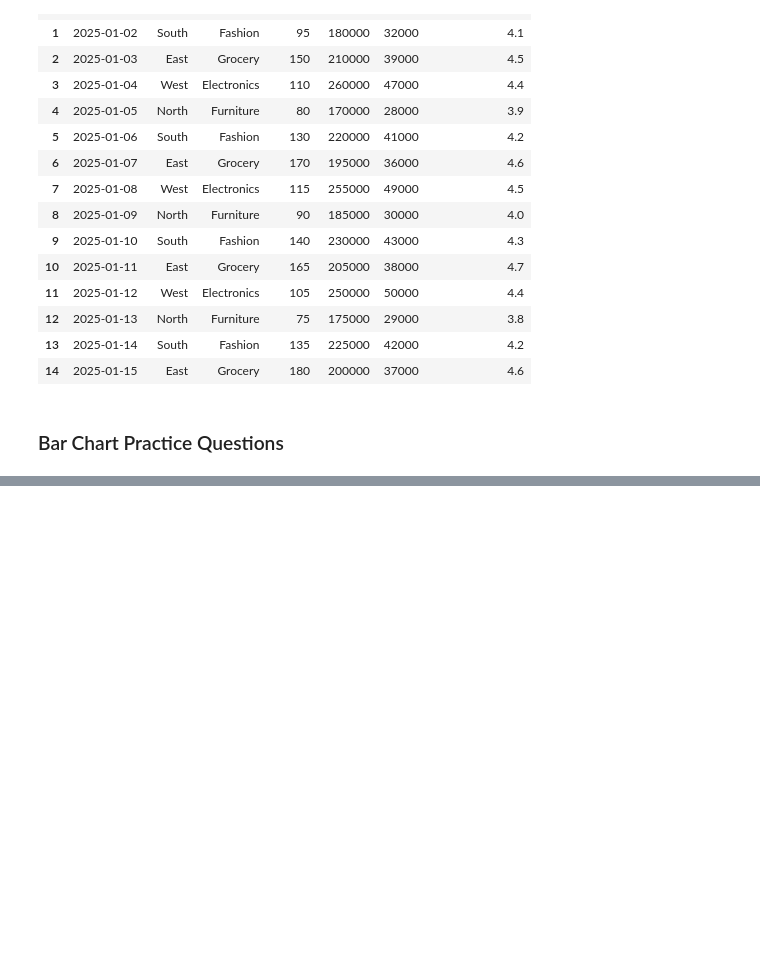
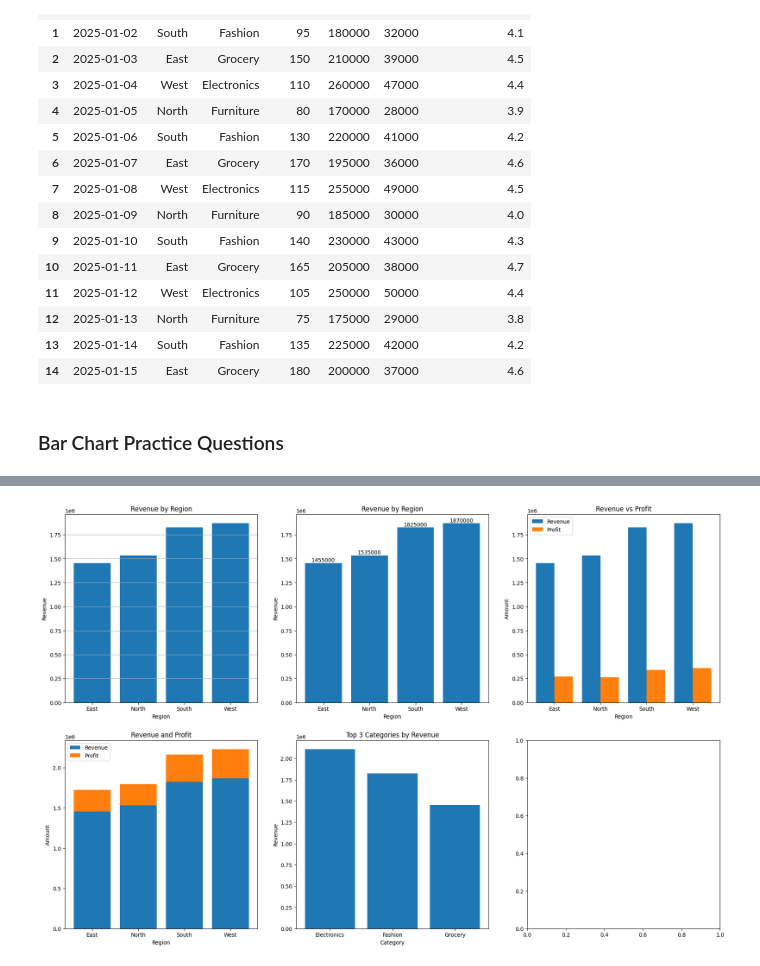
Before and after one commit to theaditya24/COMPLETE-PYTHON-FOR-DATA-ANALYTICS, a Jupyter notebook: Data Visualization Practice.ipynb, the cells around one changed output, grey strips where cells are left out. Drawn from its saved outputs; the diff is of its cells as text; code cells hidden in the pictures; blank space fills up the shorter version.

```diff
--- a/Data Visualization Practice.ipynb
+++ b/Data Visualization Practice.ipynb
@@ -444,0 +457,81 @@ plt.show()
+# %%
+plt.figure(figsize=(22,14))
+
+# Question 7
+plt.subplot(2,3,1)
+sorted_revenue = df.groupby("Region")['Revenue'].sum().sort_values()
+plt.bar(sorted_revenue.index, sorted_revenue.values)
+plt.title("Revenue by Region")
+plt.xlabel("Region")
+plt.ylabel("Revenue")
+plt.grid(axis='y')
+
+
+# Question 8 - Show values above each bar
+plt.subplot(2,3,2)
+region_revenue = df.groupby('Region')['Revenue'].sum()
+bars = plt.bar(region_revenue.index, region_revenue.values)
+for bar in bars:
+    plt.text( bar.get_x() + bar.get_width()/2, bar.get_height(), int(bar.get_height()), ha='center', va='bottom')
+plt.title("Revenue by Region")
+plt.xlabel("Region")
+plt.ylabel("Revenue")
+
+
+# Question 9
+plt.subplot(2,3,3)
+region = df.groupby('Region')[['Revenue','Profit']].sum()
+x = np.arange(len(region))
+width = 0.4
+
+plt.bar(x-width/2, region['Revenue'], width, label='Revenue')
+plt.bar(x+width/2, region['Profit'], width, label='Profit')
+
+plt.xticks(x, region.index)
+plt.legend()
+
+plt.title("Revenue vs Profit")
+plt.xlabel("Region")
+plt.ylabel("Amount")
+
+
+# Question 10
+plt.subplot(2,3,4)
+region = df.groupby('Region')[['Revenue','Profit']].sum()
+plt.bar(region.index, region['Revenue'], label='Revenue')
+plt.bar(region.index,
+        region['Profit'],
+        bottom=region['Revenue'],
+        label='Profit')
+plt.legend()
+plt.title("Revenue and Profit")
+plt.xlabel("Region")
+plt.ylabel("Amount")
+
+# Question 11 - Plot Top 3 Revenue-Generating Categories
+plt.subplot(2,3,5)
+top3 = df.groupby('Category')['Revenue'].sum().nlargest(3)
+plt.bar(top3.index, top3.values)
+plt.title("Top 3 Categories by Revenue")
+plt.xlabel("Category")
+plt.ylabel("Revenue")
+
+
+# Question 12
+plt.subplot(2,3,6)
+pivot = df.pivot_table(
+    index='Region',
+    columns='Category',
+    values='Revenue',
+    aggfunc='sum'
+)
+pivot.plot(kind='bar')
+plt.title("Revenue by Region and Category")
+plt.xlabel("Region")
+plt.ylabel("Revenue")
+
+
+plt.tight_layout()
+plt.show()
+# %% [output]
+[figure, added]
```
Also changed, not shown: parts of 2 cells of this notebook.
